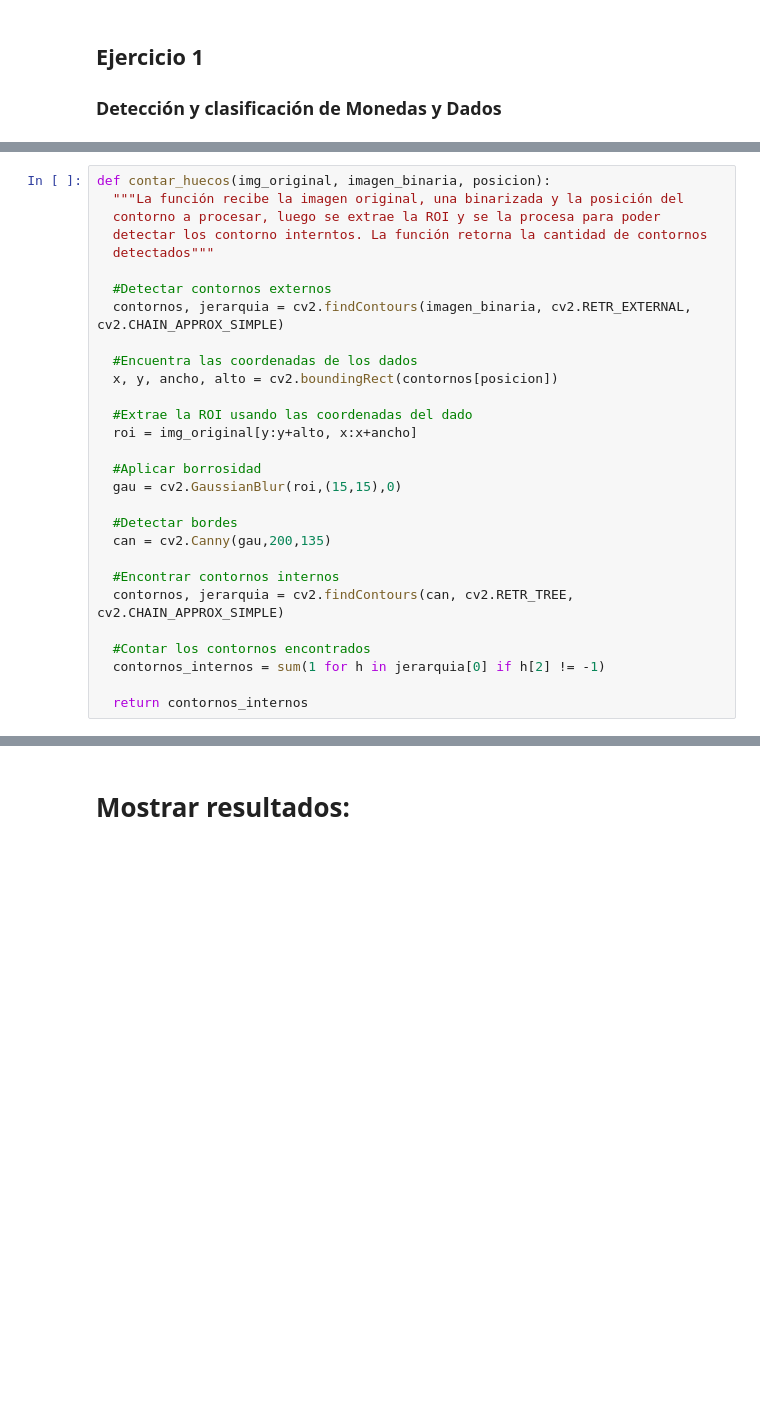
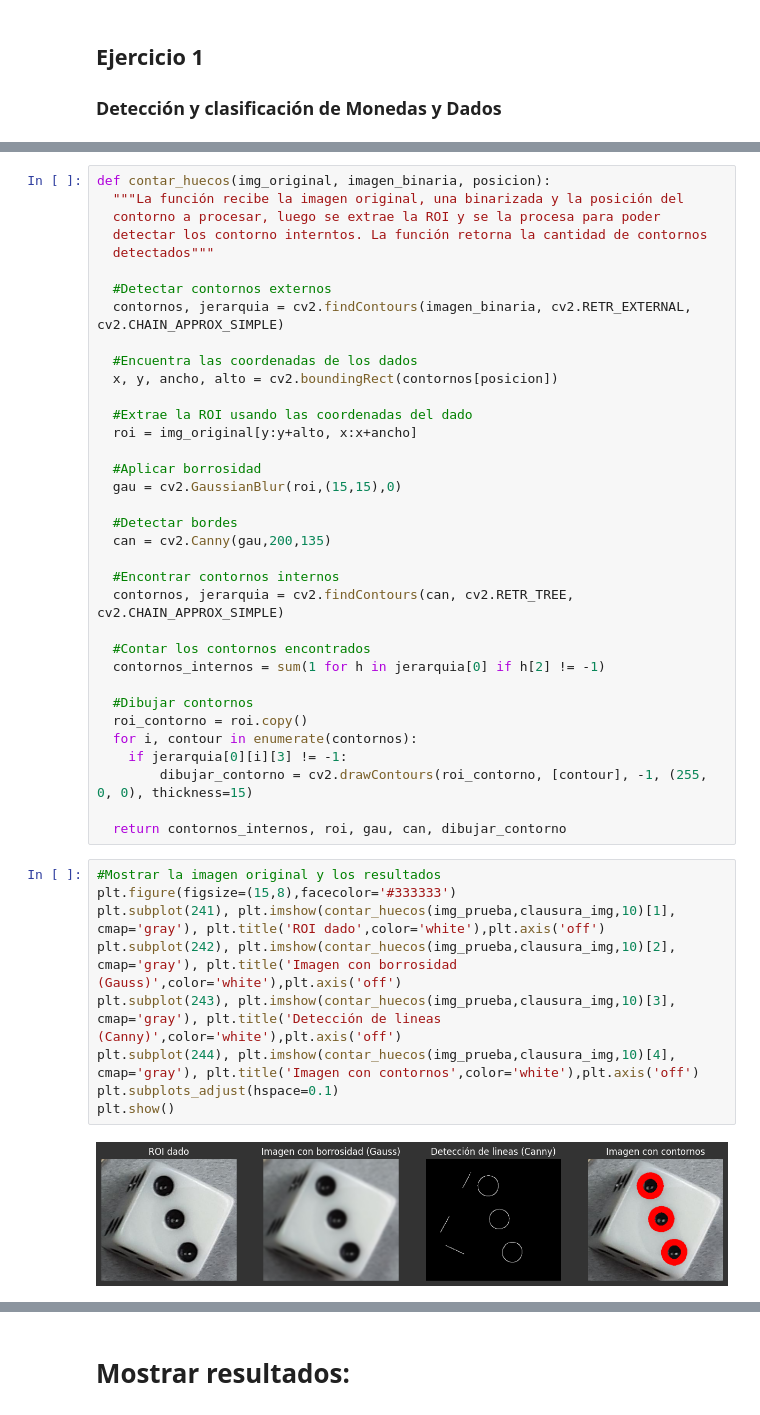
Before and after one commit to GusFontana404/NLP-TP2, a Jupyter notebook: TP2_PI.ipynb, the cells around one changed output, grey strips where cells are left out. Saved outputs shown, nothing was run; the diff lists cells and outputs as text; blank space fills up the shorter version.

```diff
--- a/TP2_PI.ipynb
+++ b/TP2_PI.ipynb
@@ -72,7 +85,24 @@ def contar_huecos(img_original, imagen_binaria, posicion):
   #Contar los contornos encontrados
   contornos_internos = sum(1 for h in jerarquia[0] if h[2] != -1)
 
-  return contornos_internos
+  #Dibujar contornos
+  roi_contorno = roi.copy()
+  for i, contour in enumerate(contornos):
+    if jerarquia[0][i][3] != -1:
+        dibujar_contorno = cv2.drawContours(roi_contorno, [contour], -1, (255, 0, 0), thickness=15)
+
+  return contornos_internos, roi, gau, can, dibujar_contorno
+# %%
+#Mostrar la imagen original y los resultados
+plt.figure(figsize=(15,8),facecolor='#333333')
+plt.subplot(241), plt.imshow(contar_huecos(img_prueba,clausura_img,10)[1], cmap='gray'), plt.title('ROI dado',color='white'),plt.axis('off')
+plt.subplot(242), plt.imshow(contar_huecos(img_prueba,clausura_img,10)[2], cmap='gray'), plt.title('Imagen con borrosidad (Gauss)',color='white'),plt.axis('off')
+plt.subplot(243), plt.imshow(contar_huecos(img_prueba,clausura_img,10)[3], cmap='gray'), plt.title('Detección de lineas (Canny)',color='white'),plt.axis('off')
+plt.subplot(244), plt.imshow(contar_huecos(img_prueba,clausura_img,10)[4], cmap='gray'), plt.title('Imagen con contornos',color='white'),plt.axis('off')
+plt.subplots_adjust(hspace=0.1)
+plt.show()
+# %% [output]
+[figure, added]
 # %%
 def detectar_objeto(img_bin, img_orig):
   """Función que permite detectar, contar y clasificar monedas y dados. Devuelve
```
Also changed, not shown: parts of 13 cells of this notebook.
